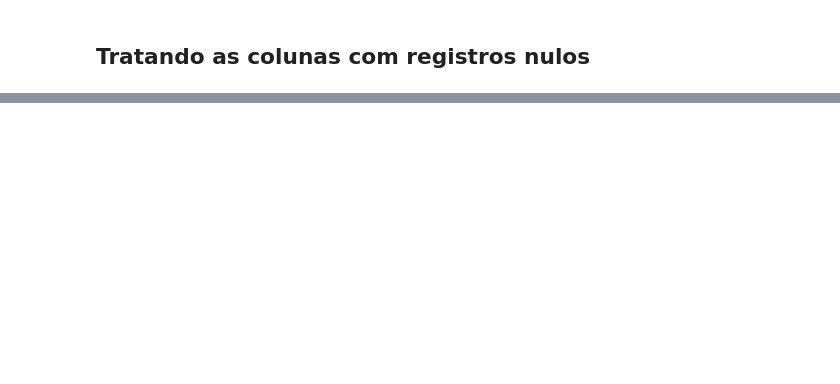
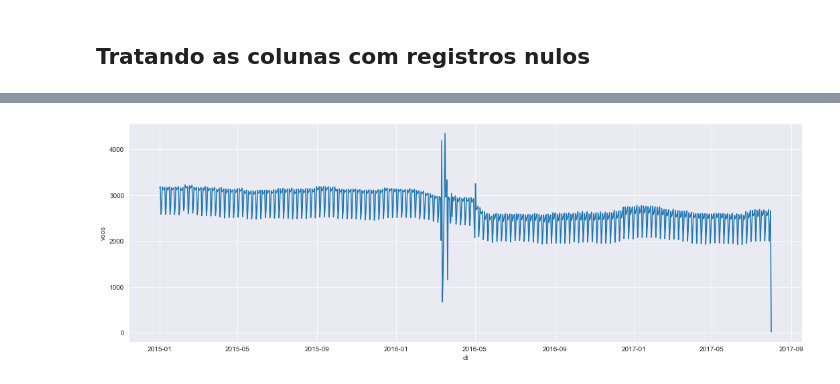
Before and after one commit to lucasmbribeiro/jornada_seja_analista_dados, a Jupyter notebook: Analise_Voos_Brasil/aed_voos.ipynb, the cells around one changed output, grey strips where cells are left out. Saved outputs shown, nothing was run; the diff lists cells and outputs as text; code cells hidden in the pictures; blank space fills up the shorter version.

```diff
--- a/Analise_Voos_Brasil/aed_voos.ipynb
+++ b/Analise_Voos_Brasil/aed_voos.ipynb
@@ -258,0 +226,4 @@ profile.to_file('df_voos_profile_dark_mode.html')
+# %%
+df_2 = df.loc[:, ['dt_partida_prev', 'voos']]
+
+df_2.head()
@@ -258,0 +237,2 @@ profile.to_file('df_voos_profile_dark_mode.html')
+# %%
+df_2['dt'] = df_2['dt_partida_prev'].dt.strftime('%Y-%m-%d').astype('datetime64[ns]')
@@ -258,0 +261,10 @@ profile.to_file('df_voos_profile_dark_mode.html')
+# %%
+ax = sns.lineplot(
+    data = df_2.groupby('dt').agg({'voos': np.count_nonzero}).reset_index(),
+    x = 'dt',
+    y = 'voos'
+)
+
+ax.figure.set_size_inches(18,6)
+# %% [output]
+[figure, added]
```
Also changed, not shown: parts of 37 cells of this notebook.
